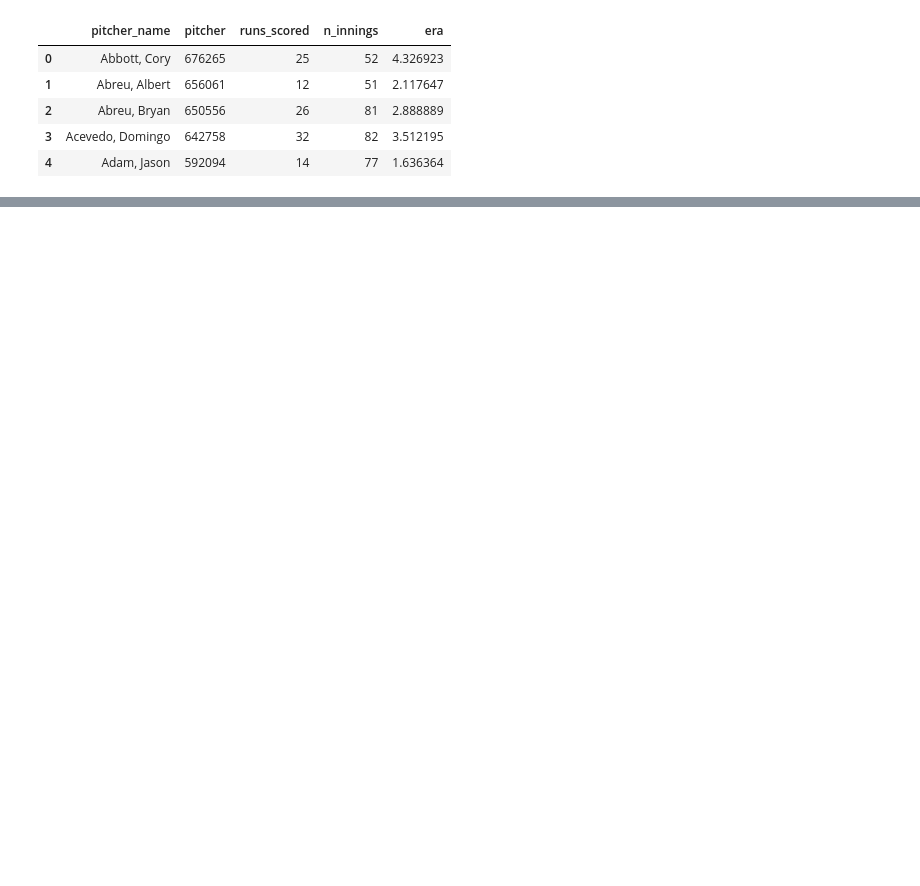
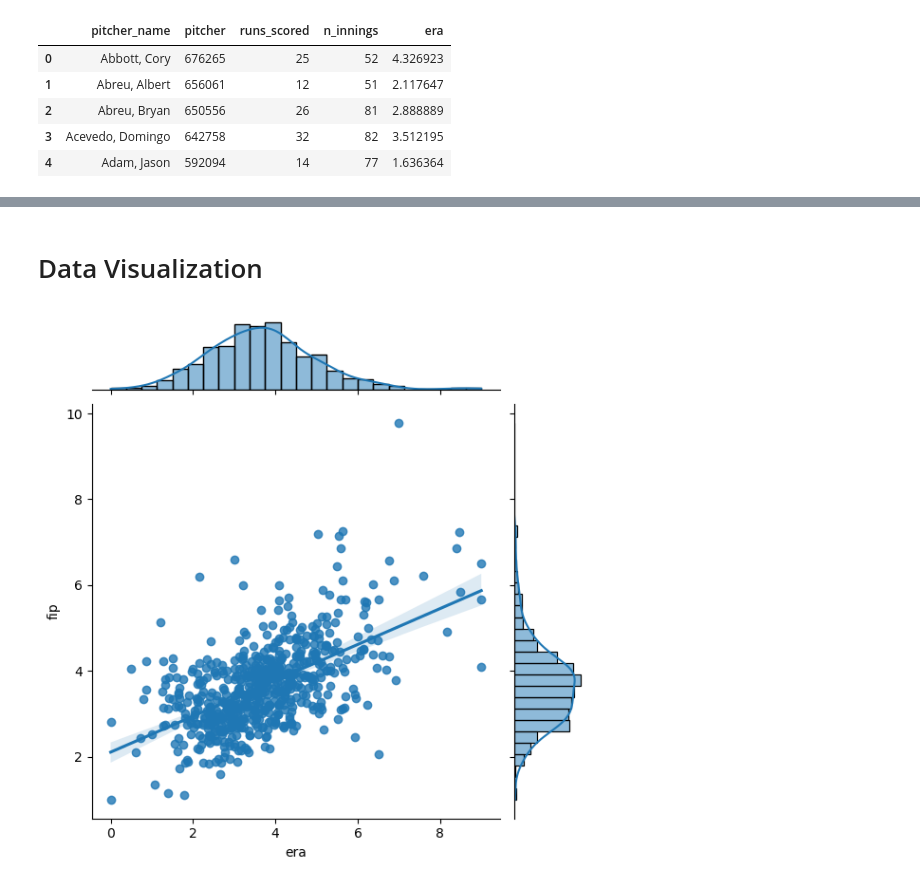
Before and after one commit to DerikVo/Baseball_analysis, a Jupyter notebook: code/BaseBall_general_analysis.ipynb, the cells around one changed output, grey strips where cells are left out. Drawn from its saved outputs; the diff is of its cells as text; code cells hidden in the pictures; blank space fills up the shorter version.

Commit message:
conducted some stats analysis and data visualizations

```diff
--- a/code/BaseBall_general_analysis.ipynb
+++ b/code/BaseBall_general_analysis.ipynb
@@ -63,0 +70,12 @@ era.head()
+# %%
+strikeout_events = ['strikeout','strkeout_double_play']
+df2['strikeout']=0
+df2.loc[df2['events'].isin(strikeout_events), 'strikeout'] = 1
+_df = (df2
+       .loc[:, ['pitcher_name','pitcher','strikeout']]
+       .groupby(['pitcher_name','pitcher'], as_index=False)
+       .sum())
+era = era.merge(_df, on=['pitcher_name','pitcher'])
+# %%
+#strike outs per 9 innings
+era['k9'] = (era['strikeout']/era['n_innings'])*9
@@ -63,0 +93,12 @@ era.head()
+# %%
+df2['walk']= 0
+df2.loc[df2['events']=='walk', 'walk']=1
+df2['home_run']= 0
+df2.loc[df2['events']=='home_run', 'home_run']=1
+_df = (df2
+        .loc[:, ['pitcher_name','pitcher','walk', 'home_run']]
+        .groupby(['pitcher_name','pitcher'])
+        .sum())
+era = era.merge(_df, on=['pitcher_name','pitcher'])
+# %%
+era['fip'] = 3+(((era['home_run']*13) + (era['walk']*3) - (era['strikeout']*2)) / (era['n_innings']))
@@ -63,0 +114,7 @@ era.head()
+# %% [markdown]
+# Data Visualization
+# %%
+sns.jointplot(data=era, x='era', y='fip', kind='reg')
+plt.show()
+# %% [output]
+[figure, added]
```
Also changed, not shown: parts of 23 cells of this notebook.
